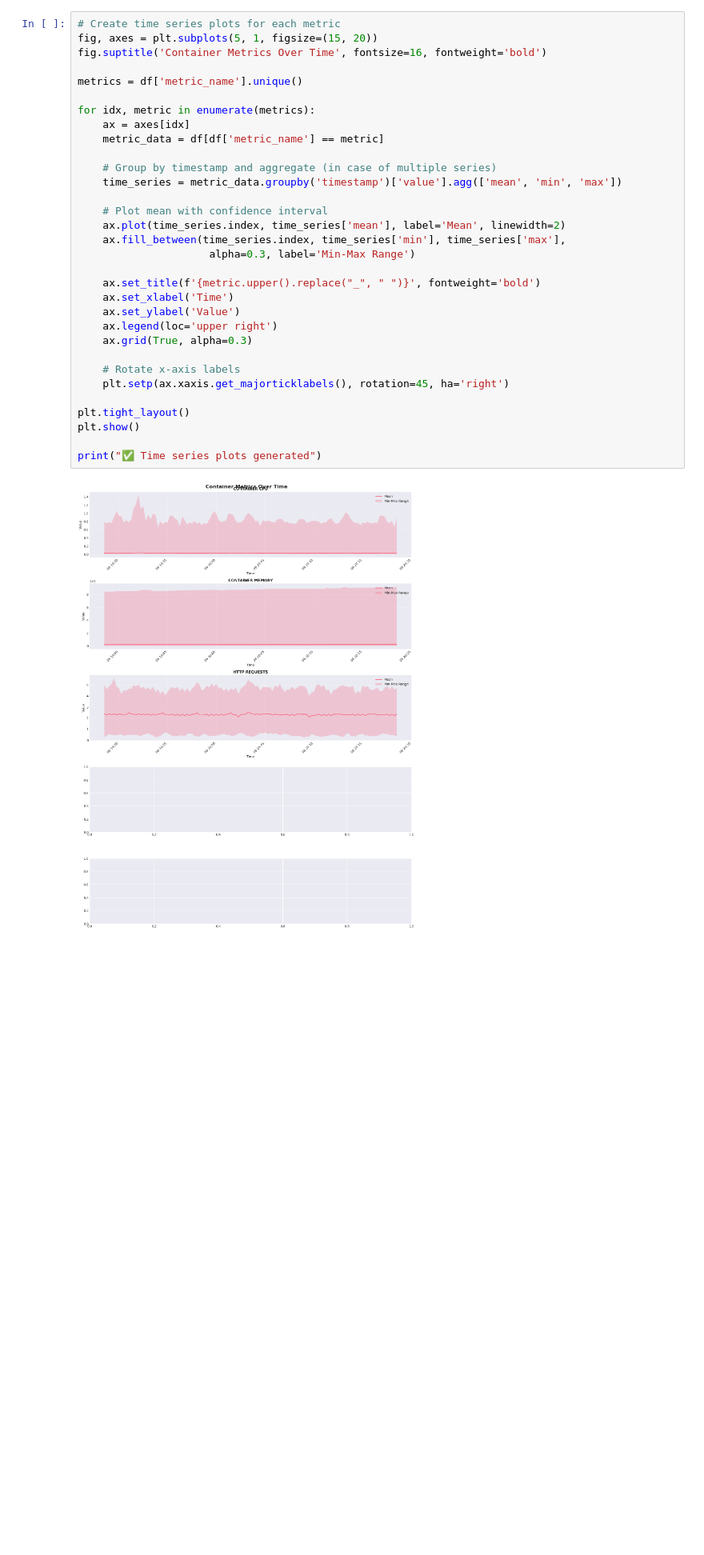
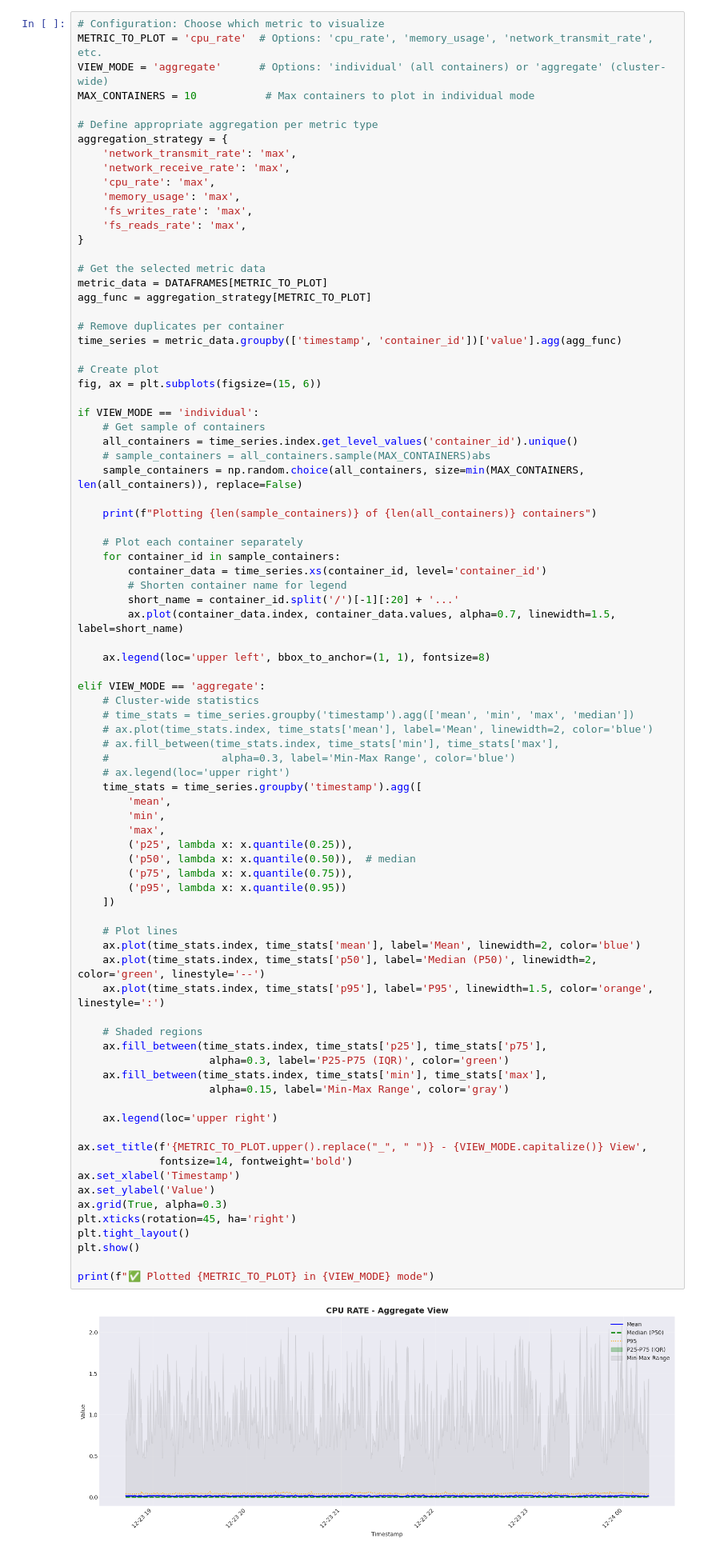
Before and after one commit to thoth-ky/predictive-autoscaling, a Jupyter notebook: notebooks/exploratory_analysis.ipynb, the cells around one changed output. Shown at 80% size. Drawn from its saved outputs; the diff is of its cells as text; blank space fills up the shorter version.

```diff
--- a/notebooks/exploratory_analysis.ipynb
+++ b/notebooks/exploratory_analysis.ipynb
@@ -333,36 +325,87 @@ METRICS DISTRIBUTION
 
 Visualize the collected metrics over time to identify patterns and anomalies.
 # %%
-# Create time series plots for each metric
-fig, axes = plt.subplots(5, 1, figsize=(15, 20))
-fig.suptitle('Container Metrics Over Time', fontsize=16, fontweight='bold')
+# Configuration: Choose which metric to visualize
+METRIC_TO_PLOT = 'cpu_rate'  # Options: 'cpu_rate', 'memory_usage', 'network_transmit_rate', etc.
+VIEW_MODE = 'aggregate'      # Options: 'individual' (all containers) or 'aggregate' (cluster-wide)
+MAX_CONTAINERS = 10           # Max containers to plot in individual mode
 
-metrics = df['metric_name'].unique()
+# Define appropriate aggregation per metric type
+aggregation_strategy = {
+    'network_transmit_rate': 'max',
+    'network_receive_rate': 'max',
+    'cpu_rate': 'max',
+    'memory_usage': 'max',
+    'fs_writes_rate': 'max',
+    'fs_reads_rate': 'max',
+}
 
-for idx, metric in enumerate(metrics):
-    ax = axes[idx]
-    metric_data = df[df['metric_name'] == metric]
+# Get the selected metric data
+metric_data = DATAFRAMES[METRIC_TO_PLOT]
+agg_func = aggregation_strategy[METRIC_TO_PLOT]
 
-    # Group by timestamp and aggregate (in case of multiple series)
-    time_series = metric_data.groupby('timestamp')['value'].agg(['mean', 'min', 'max'])
+# Remove duplicates per container
+time_series = metric_data.groupby(['timestamp', 'container_id'])['value'].agg(agg_func)
 
-    # Plot mean with confidence interval
-    ax.plot(time_series.index, time_series['mean'], label='Mean', linewidth=2)
-    ax.fill_between(time_series.index, time_series['min'], time_series['max'],
-                     alpha=0.3, label='Min-Max Range')
+# Create plot
+fig, ax = plt.subplots(figsize=(15, 6))
 
-    ax.set_title(f'{metric.upper().replace("_", " ")}', fontweight='bold')
-    ax.set_xlabel('Time')
-    ax.set_ylabel('Value')
+if VIEW_MODE == 'individual':
+    # Get sample of containers
+    all_containers = time_series.index.get_level_values('container_id').unique()
+    # sample_containers = all_containers.sample(MAX_CONTAINERS)abs
+    sample_containers = np.random.choice(all_containers, size=min(MAX_CONTAINERS, len(all_containers)), replace=False)
+
+    print(f"Plotting {len(sample_containers)} of {len(all_containers)} containers")
+
+    # Plot each container separately
+    for container_id in sample_containers:
+        container_data = time_series.xs(container_id, level='container_id')
+        # Shorten container name for legend
+        short_name = container_id.split('/')[-1][:20] + '...'
+        ax.plot(container_data.index, container_data.values, alpha=0.7, linewidth=1.5, label=short_name)
+
+    ax.legend(loc='upper left', bbox_to_anchor=(1, 1), fontsize=8)
+
+elif VIEW_MODE == 'aggregate':
+    # Cluster-wide statistics
+    # time_stats = time_series.groupby('timestamp').agg(['mean', 'min', 'max', 'median'])
+    # ax.plot(time_stats.index, time_stats['mean'], label='Mean', linewidth=2, color='blue')
+    # ax.fill_between(time_stats.index, time_stats['min'], time_stats['max'],
+    #                  alpha=0.3, label='Min-Max Range', color='blue')
+    # ax.legend(loc='upper right')
+    time_stats = time_series.groupby('timestamp').agg([
+        'mean',
+        'min',
+        'max',
+        ('p25', lambda x: x.quantile(0.25)),
+        ('p50', lambda x: x.quantile(0.50)),  # median
+        ('p75', lambda x: x.quantile(0.75)),
+        ('p95', lambda x: x.quantile(0.95))
+    ])
+
+    # Plot lines
+    ax.plot(time_stats.index, time_stats['mean'], label='Mean', linewidth=2, color='blue')
+    ax.plot(time_stats.index, time_stats['p50'], label='Median (P50)', linewidth=2, color='green', linestyle='--')
+    ax.plot(time_stats.index, time_stats['p95'], label='P95', linewidth=1.5, color='orange', linestyle=':')
+
+    # Shaded regions
+    ax.fill_between(time_stats.index, time_stats['p25'], time_stats['p75'],
+                     alpha=0.3, label='P25-P75 (IQR)', color='green')
+    ax.fill_between(time_stats.index, time_stats['min'], time_stats['max'],
+                     alpha=0.15, label='Min-Max Range', color='gray')
+
     ax.legend(loc='upper right')
-    ax.grid(True, alpha=0.3)
 
-    # Rotate x-axis labels
-    plt.setp(ax.xaxis.get_majorticklabels(), rotation=45, ha='right')
-
+ax.set_title(f'{METRIC_TO_PLOT.upper().replace("_", " ")} - {VIEW_MODE.capitalize()} View',
+             fontsize=14, fontweight='bold')
+ax.set_xlabel('Timestamp')
+ax.set_ylabel('Value')
+ax.grid(True, alpha=0.3)
+plt.xticks(rotation=45, ha='right')
 plt.tight_layout()
 plt.show()
 
-print("✅ Time series plots generated")
+print(f"✅ Plotted {METRIC_TO_PLOT} in {VIEW_MODE} mode")
 # %% [output]
-[figure, old version]
+[figure, new version]
```
Also changed, not shown: parts of 31 cells of this notebook, 9 other files.
